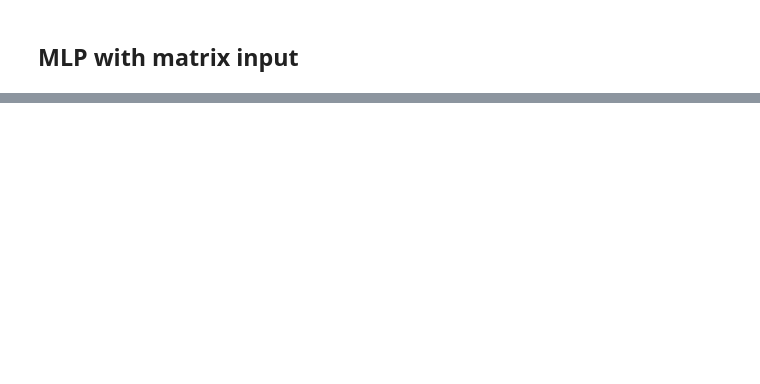
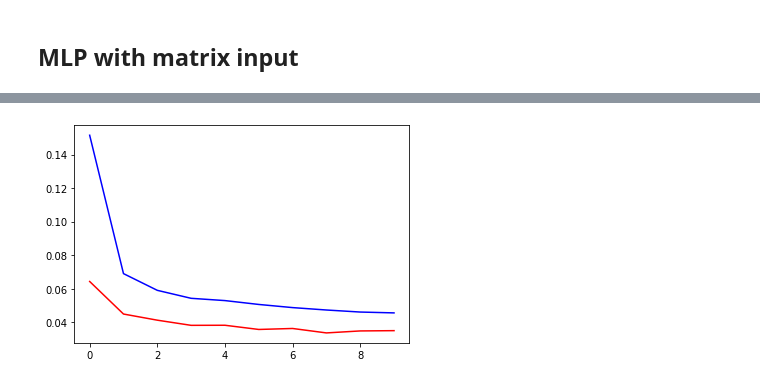
Before and after one commit to GaoDeBuChou/Swin-Transformer-based-Model-for-Trajectory-Prediction, a Jupyter notebook: experiments.ipynb, the cells around one changed output, grey strips where cells are left out. Drawn from its saved outputs; the diff is of its cells as text; code cells hidden in the pictures; blank space fills up the shorter version.

```diff
--- a/experiments.ipynb
+++ b/experiments.ipynb
@@ -286,7 +311,7 @@ valid_data = MatrixDataset(mat_valid, out_valid)
 valid_loader = DataLoader(valid_data, batch_size=64, shuffle=True)
 # %%
 class MLP(nn.Module):
-    def __init__(self, i_size=256*256, h_size=100, h_layers=2, o_size=2):
+    def __init__(self, i_size=40*40, h_size=100, h_layers=2, o_size=2):
         super(MLP, self).__init__()
         self.hiddens = nn.Sequential()
         for i in range(h_layers):
@@ -361,0 +363,4 @@ Validation loss: 0.03561677695497086
+# %%
+mlp = MLP()
+train_mlp(mlp, nn.L1Loss(), train_loader, valid_loader)
+# %% [output]
@@ -361,0 +387 @@ Validation loss: 0.03561677695497086
+[figure, added]
```
Also changed, not shown: parts of 8 cells of this notebook.
